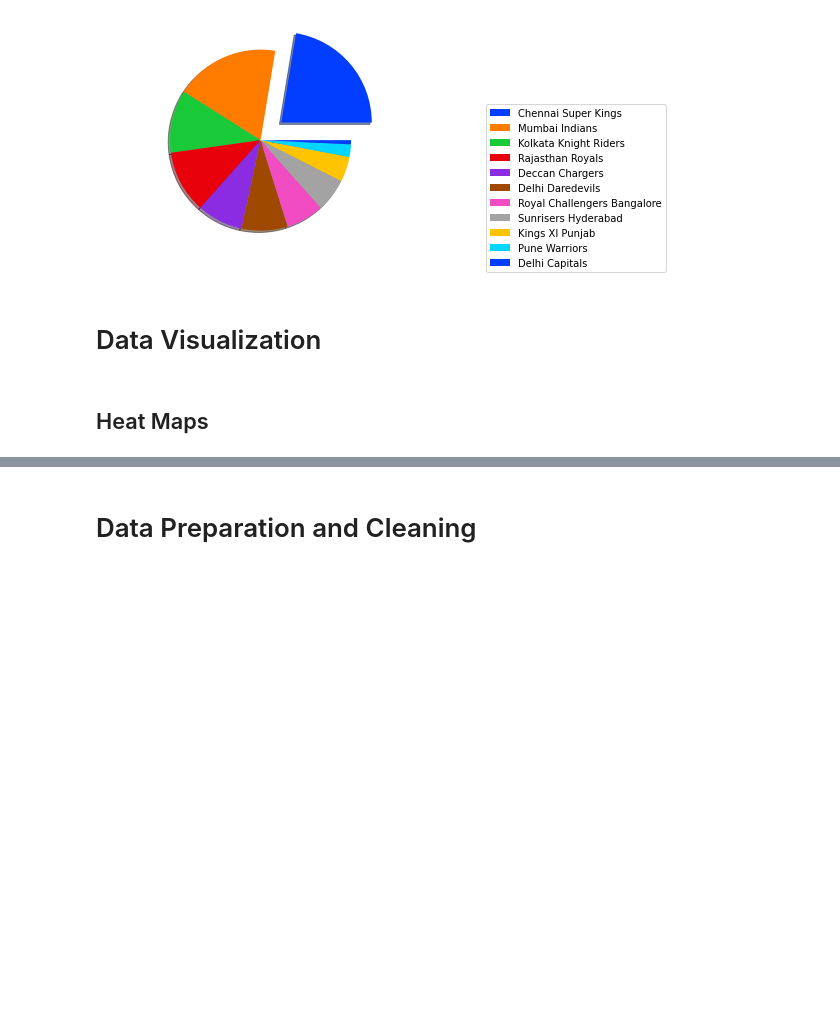
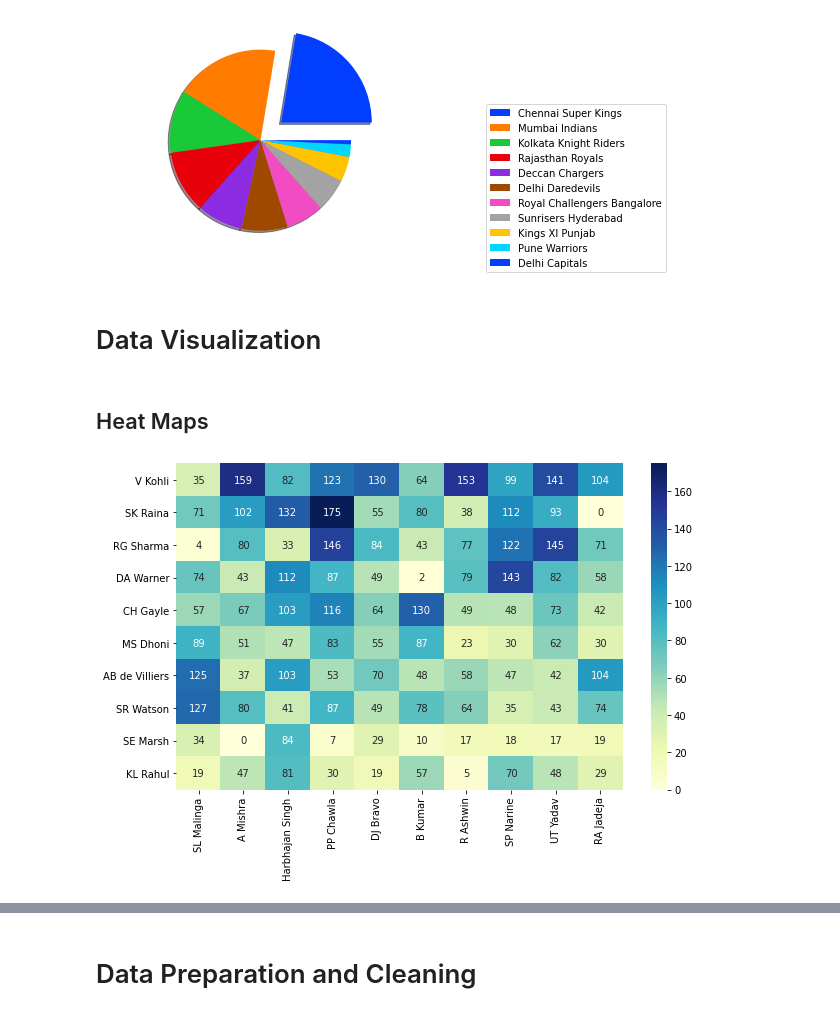
Before and after one commit to Utkarsh736/IPL_Data_Analysis, a Jupyter notebook: Template.ipynb, the cells around one changed output, grey strips where cells are left out. Drawn from its saved outputs; the diff is of its cells as text; code cells hidden in the pictures; blank space fills up the shorter version.

```diff
--- a/Template.ipynb
+++ b/Template.ipynb
@@ -151,0 +113,5 @@ func()
+# %%
+list1 = ['V Kohli', 'RG Sharma', 'CH Gayle', 'SR Watson', 'DA Warner', 'RR Pant', 'CH Morris', 'AD Russell']
+list2 = ['SL Malinga', 'HH Pandya', 'RA Jadeja', 'YS Chahal', 'DJ Bravo', 'A Mishra', 'PP Chawla', 'Harbhajan Singh']
+list3 = ['V Kohli']
+list4 = ['A Mishra']
@@ -151,0 +150,2 @@ func()
+# %%
+data_viz = func(batsman_list, bowler_list)
@@ -623,7 +682,3 @@ plt.axis('equal')
 plt.show()
 # %% [output]
 [figure]
-# %% [markdown]
-# Data Visualization
-# %% [markdown]
-## Heat Maps
@@ -631,0 +685,11 @@ plt.show()
+# %% [markdown]
+# Data Visualization
+# %% [markdown]
+## Heat Maps
+# %%
+# Heat maps for teams
+
+heat_map = plt.subplots(figsize=(10,6))
+heat_map = sns.heatmap(data_viz, cmap="YlGnBu", annot=True, fmt='d')
+# %% [output]
+[figure, added]
```
Also changed, not shown: parts of 23 cells of this notebook, 1 other file.
